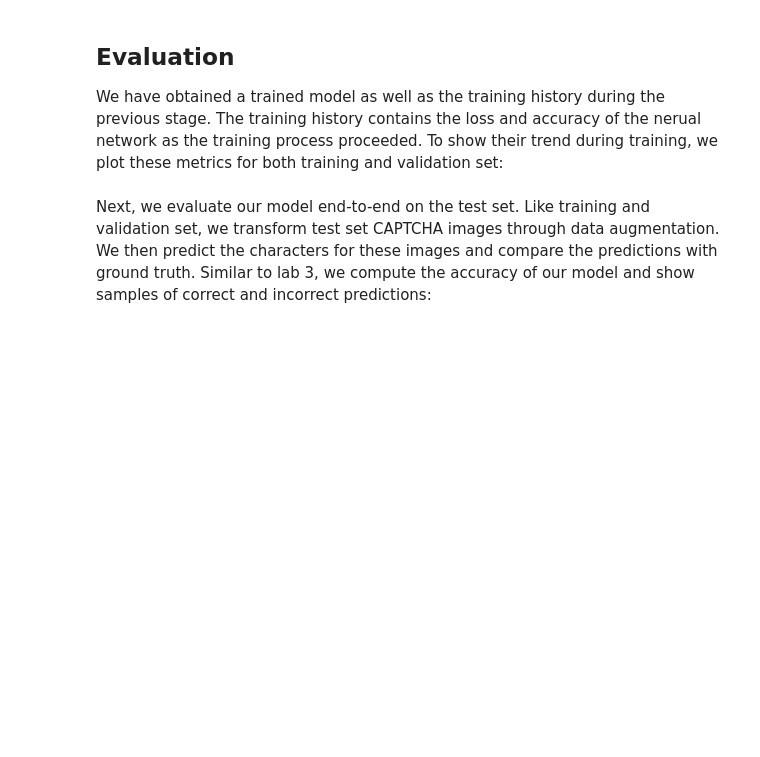
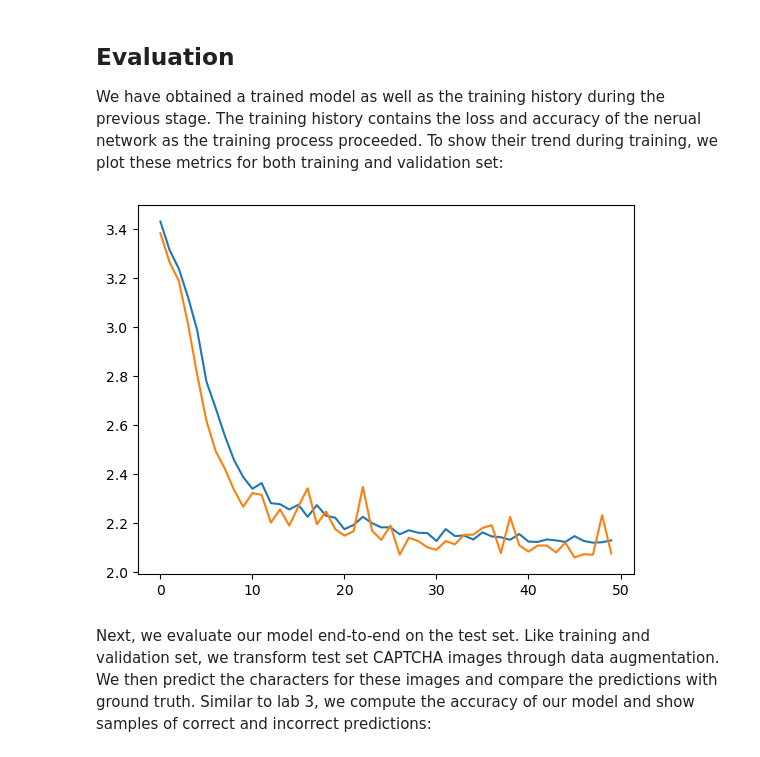
Before and after one commit to tdokkad/ml-for-cybersecurity, a Jupyter notebook: captchas-DNN.ipynb, the cells around one changed output. Drawn from its saved outputs; the diff is of its cells as text; code cells hidden in the pictures; blank space fills up the shorter version.

```diff
--- a/captchas-DNN.ipynb
+++ b/captchas-DNN.ipynb
@@ -301,8 +301,8 @@ def train_model(model, optimizer, dataset_train, dataset_vali, batch_size=32, n_
     # 1) Create training data loader from `dataset_train` with shuffling enabled
     # 2) Create validation data loader from `dataset_vali`
     # (Note: set the batch size for both loaders)
-    loader_train = NotImplemented
-    loader_vali = NotImplemented
+    loader_train = DataLoader(dataset_train, batch_size=batch_size, shuffle=True)
+    loader_vali = DataLoader(dataset_vali, batch_size=batch_size)
 
     history = []
 
@@ -318,15 +318,30 @@ def train_model(model, optimizer, dataset_train, dataset_vali, batch_size=32, n_
             # Complete the training inner loop:
             #
             # 1) Move images and labels to the target device
+            xb = captcha_images_batch.to(device)
+            yb = texts_class_indices_batch.to(device)
+
             # 2) Perform forward pass to get logits
+            yb_pred = model(xb)
+
             # 3) Compute loss using `multi_char_loss` and accuracy using `multi_char_acc`
+            loss = multi_char_loss(yb_pred, yb)
+            acc = multi_char_acc(yb_pred, yb)
+
             # 4) Perform backward propagation
+            loss.backward()
+
             # 5) Update model parameters by taking an optimizer step
+            optimizer.step()
+
             # 6) Clear model gradients
+            optimizer.zero_grad()
+
             # 7) Accumulate loss and accuracy
             #    (Hint: Detach loss tensor before accumulation)
             #    (Hint: Move tensors to CPU for accumulation)
-            raise NotImplementedError
+            loss_train += loss.detach().to('cpu')
+            acc_train += acc.to('cpu')
 
         loss_train = (loss_train/len(loader_train)).item()
         acc_train = (acc_train/len(loader_train)).item()
@@ -346,11 +361,20 @@ def train_model(model, optimizer, dataset_train, dataset_vali, batch_size=32, n_
             # Complete the validation inner loop:
             #
             # 1) Move images and labels to the target device
+            xb = captcha_images_batch.to(device)
+            yb = texts_class_indices_batch.to(device)
+
             # 2) Perform forward pass to get logits
+            yb_pred = model(xb)
+
             # 3) Compute loss using `multi_char_loss` and accuracy using `multi_char_acc`
+            loss = multi_char_loss(yb_pred, yb)
+            accuracy = multi_char_acc(yb_pred, yb)
+
             # 4) Accumulate loss and accuracy (move tensors to CPU for accumulation)
             #    (Hint: Move tensors to CPU for accumulation)
-            raise NotImplementedError
+            loss_vali += loss.to('cpu')
+            acc_vali += accuracy.to('cpu')
 
         loss_vali = (loss_vali/len(loader_vali)).item()
         acc_vali = (acc_vali/len(loader_vali)).item()
@@ -406,13 +471,22 @@ We have obtained a trained model as well as the training history during the prev
 # %%
 from matplotlib import pyplot as plt
 
 ## [ TODO ]
 # 1) Plot the loss of the model during training for both training set and validation set.
 #    (Hint: for history list of dicts, training loss is `history[epoch]["loss_train"]` and `history[epoch]["loss_vali"]`)
+epochs = range(len(history_basic))
+losses_train = [history_basic[e]['loss_train'] for e in epochs]
+plt.plot(epochs, losses_train)
+
 # 2) Plot the accuracy of the model during training for both training set and validation set.
 #    (Hint: for history list of dicts, training accuracy is `history[epoch]["acc_train"]` and `history[epoch]["acc_vali"]`)
 #    (Note: plot all curves for the same metric on the same graph for comparison)
-raise NotImplementedError
+losses_vali = [history_basic[e]['loss_vali'] for e in epochs]
+plt.plot(epochs, losses_vali)
+
+plt.show()
+# %% [output]
+[figure, added]
 # %% [markdown]
 Next, we evaluate our model end-to-end on the test set. Like training and validation set, we transform test set CAPTCHA images through data augmentation. We then predict the characters for these images and compare the predictions with ground truth. Similar to lab 3, we compute the accuracy of our model and show samples of correct and incorrect predictions:
 # %%
```
Also changed, not shown: parts of 8 cells of this notebook.
